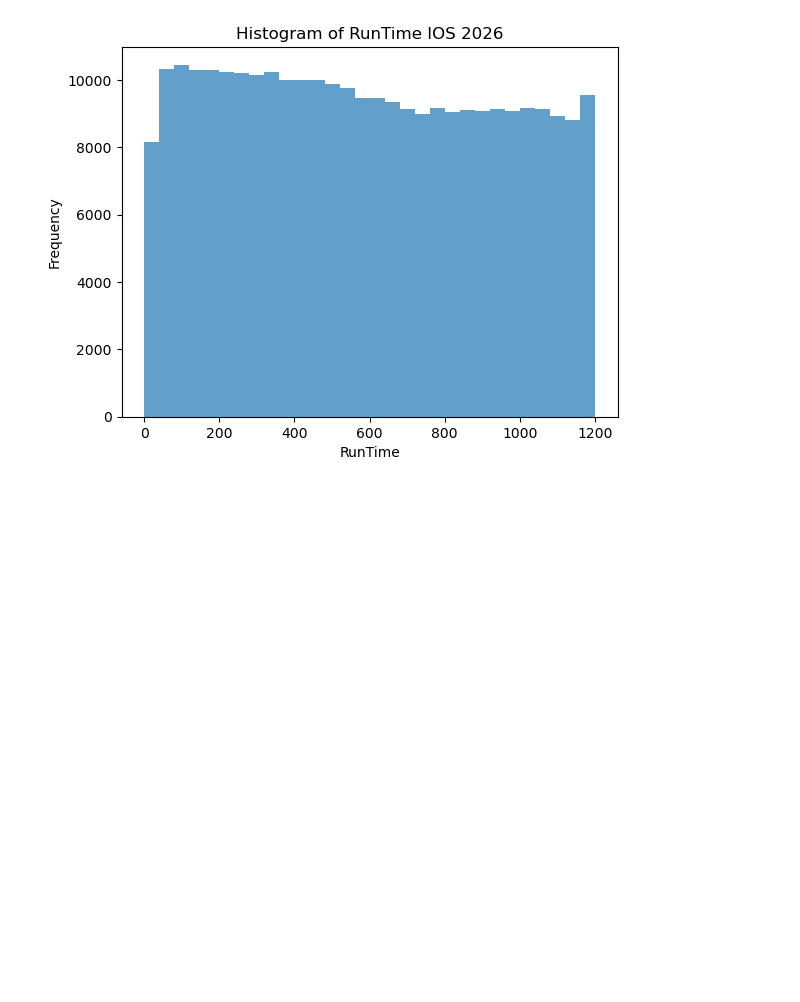
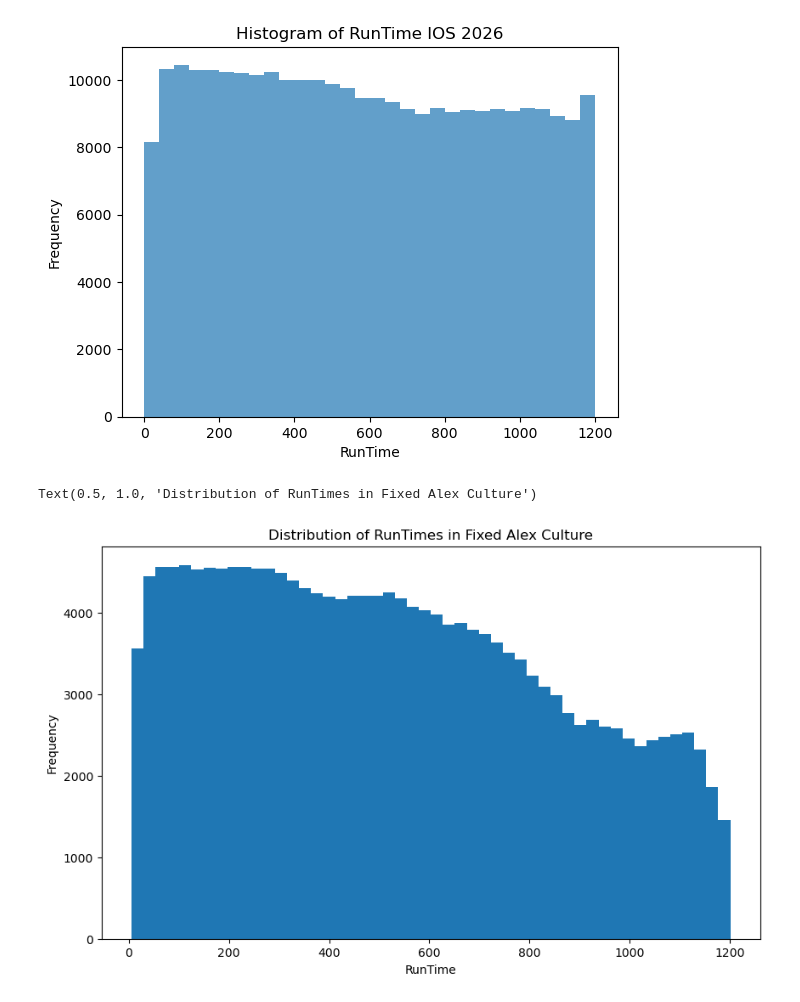
Before and after one commit to michaelstaiger/IFCBParticleSize, a Jupyter notebook: EmpyricalAnalysis/Notebooks/Working_notebook.ipynb, the cells around one changed output. Cells and saved outputs as stored; diff of their text form; code cells hidden in the pictures; blank space fills up the shorter version.

```diff
--- a/EmpyricalAnalysis/Notebooks/Working_notebook.ipynb
+++ b/EmpyricalAnalysis/Notebooks/Working_notebook.ipynb
@@ -88,3 +101,36 @@ plt.ylabel("Frequency")
 # %% [output]
 Text(0, 0.5, 'Frequency')
 [figure]
+# %%
+from pathlib import Path
+import pandas as pd
+
+def combine_csvs_with_filename(directory):
+    """
+    Combine all CSV files in a directory into one DataFrame.
+    Adds a 'FileName' column containing the source filename.
+    """
+    dfs = []
+
+    for file in Path(directory).glob("*.csv"):
+        df = pd.read_csv(file)
+        df["FileName"] = file.name
+        dfs.append(df)
+
+    if not dfs:
+        return pd.DataFrame()
+
+    return pd.concat(dfs, ignore_index=True)
+# %%
+master_df = combine_csvs_with_filename("/Users/michaelstaiger/Desktop/gitRepos/IFCBParticleSize/EmpyricalAnalysis/IFCBData/fixed/alexFixed/FixedAlex/merged")
+# %%
+import matplotlib.pyplot as plt
+
+plt.figure(figsize=(10, 6))
+plt.hist(master_df["RunTime"], bins=50)
+plt.xlabel("RunTime")
+plt.ylabel("Frequency")
+plt.title("Distribution of RunTimes in Fixed Alex Culture")
+# %% [output]
+Text(0.5, 1.0, 'Distribution of RunTimes in Fixed Alex Culture')
+[figure, added]
```
Also changed, not shown: parts of 3 cells of this notebook, 5 other files.
